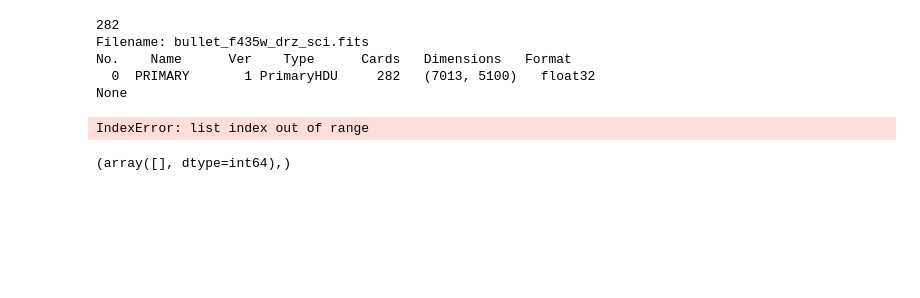
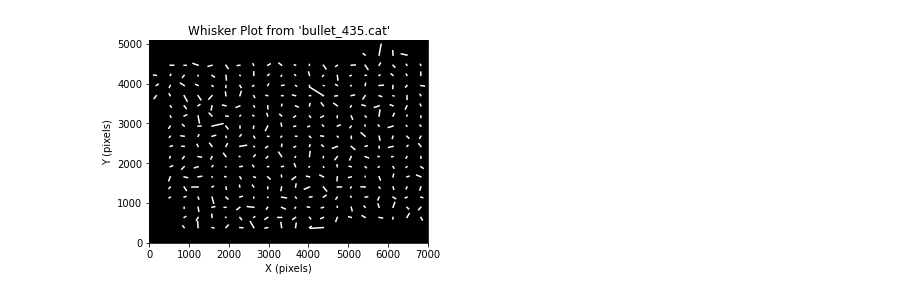
Before and after one commit to b0seong/Bullet_first-assignment_0106, a Jupyter notebook: first_from-cat435.ipynb, the cells around one changed output. Cells and saved outputs as stored; diff of their text form; code cells hidden in the pictures; blank space fills up the shorter version.

```diff
--- a/first_from-cat435.ipynb
+++ b/first_from-cat435.ipynb
@@ -132,24 +21,0 @@ HISTORY HROTATE: Nov  4 11:05:06 2011 Image = ROTATE(Image,3)
-# %%
-print(len(list(rms[0].header.keys())))
-print(rms.info())
-cols = rms[1].columns
-# %% [output]
-282
-Filename: bullet_f435w_drz_sci.fits
-No.    Name      Ver    Type      Cards   Dimensions   Format
-  0  PRIMARY       1 PrimaryHDU     282   (7013, 5100)   float32
-None
-IndexError: list index out of range
-# %%
-#-----Whisker Plot
-
-r1_mean_list = np.array([])
-r2_mean_list = np.array([])
-
-for i in range(20):
-    for j in range(20):
-        ind = np.where( (255*i<ycen) & (ycen<255*(i+1)) & (350*i<xcen) * (xcen<350*(i+1)) )
-# %%
-print(ind)
-# %% [output]
-(array([], dtype=int64),)
@@ -155,0 +48,44 @@ print(ind)
+# %%
+#-----Whisker Plot
+
+r1_mean_list = np.array([])
+r2_mean_list = np.array([])
+
+length_r = np.array([])
+
+loc_start = np.empty((0,2))
+loc_end = np.empty((0,2))
+
+dim2_array_r1 = np.zeros((20,20))   # 여기서 바로 mass map 그리는데 필요한 2차원 상의 gamma값 그려보려고 추가함.
+dim2_array_r2 = np.zeros((20,20))
+
+for i in range(20):
+    for j in range(20):
+        ind = np.where( (255*i<ycen) & (ycen<255*(i+1)) & (350*j<xcen) & (xcen<350*(j+1)) )     # 20by20 각 셀의 indexing
+        # 현재 cat의 number는 4474개
+
+        r1_mean = 1e3*np.mean(r1[ind])                                                              # 각 셀에서의 gamma1과 gamma2의 평균(대표로 쓸 값)
+        r2_mean = 1e3*np.mean(r2[ind])
+        r1_mean_list = np.append(r1_mean_list, r1_mean)
+        r2_mean_list = np.append(r2_mean_list, r2_mean)
+
+        center = np.array([350*j+350/2, 255*i+255/2], dtype='float64').reshape(1,2)             # 20by20의 각 셀의 중심 좌표
+        loc_start = np.append(loc_start, center, axis=0)
+
+        stick_end = np.array([center[0][0]+r1_mean, center[0][1]+r2_mean]).reshape(1,2)
+        loc_end = np.append(loc_end, stick_end, axis=0)                                               # 20by20의 각 셀에 해당하는 whisker plot의 끝 점 좌표
+
+        dim2_array_r1[i][j] += r1_mean/1e3      # 여기서 바로 mass map 그리는데 필요한 2차원 상의 gamma값 그려보려고 추가함.
+        dim2_array_r2[i][j] += r2_mean/1e3
+
+background = np.zeros((5100,7013))   # 행이 y뜻함
+
+fig = plt.figure(figsize=(5,5))
+plt.imshow(background, cmap='gray', origin = 'lower')
+plt.plot([loc_start[:,0],loc_end[:,0]], [loc_start[:,1],loc_end[:,1]], color='w')
+plt.title("Whisker Plot from 'bullet_435.cat'")
+plt.xlabel("X (pixels)")
+plt.ylabel("Y (pixels)")
+plt.show()
+# %% [output]
+[figure, added]
```
Also changed, not shown: parts of 12 cells of this notebook, 4 other files.
